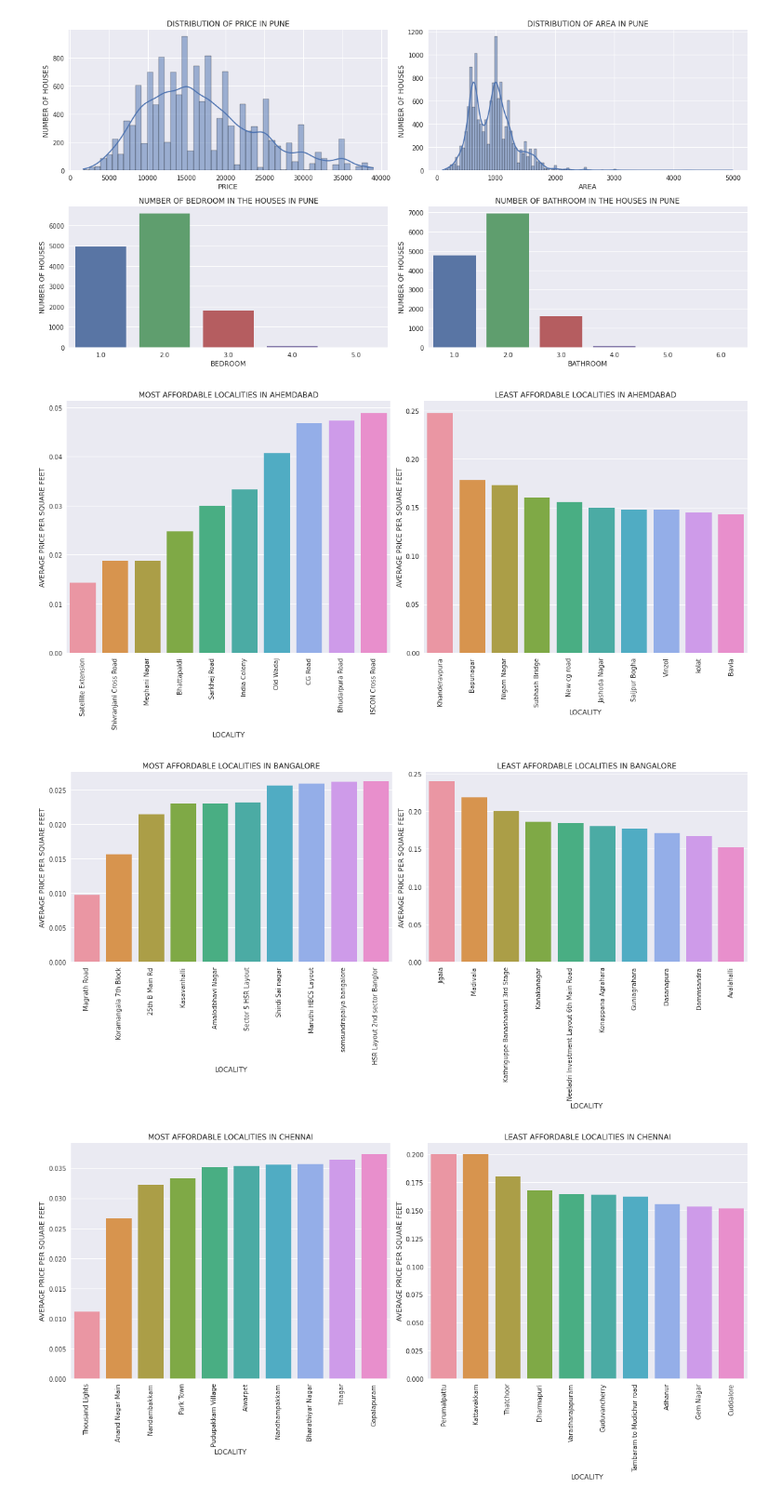
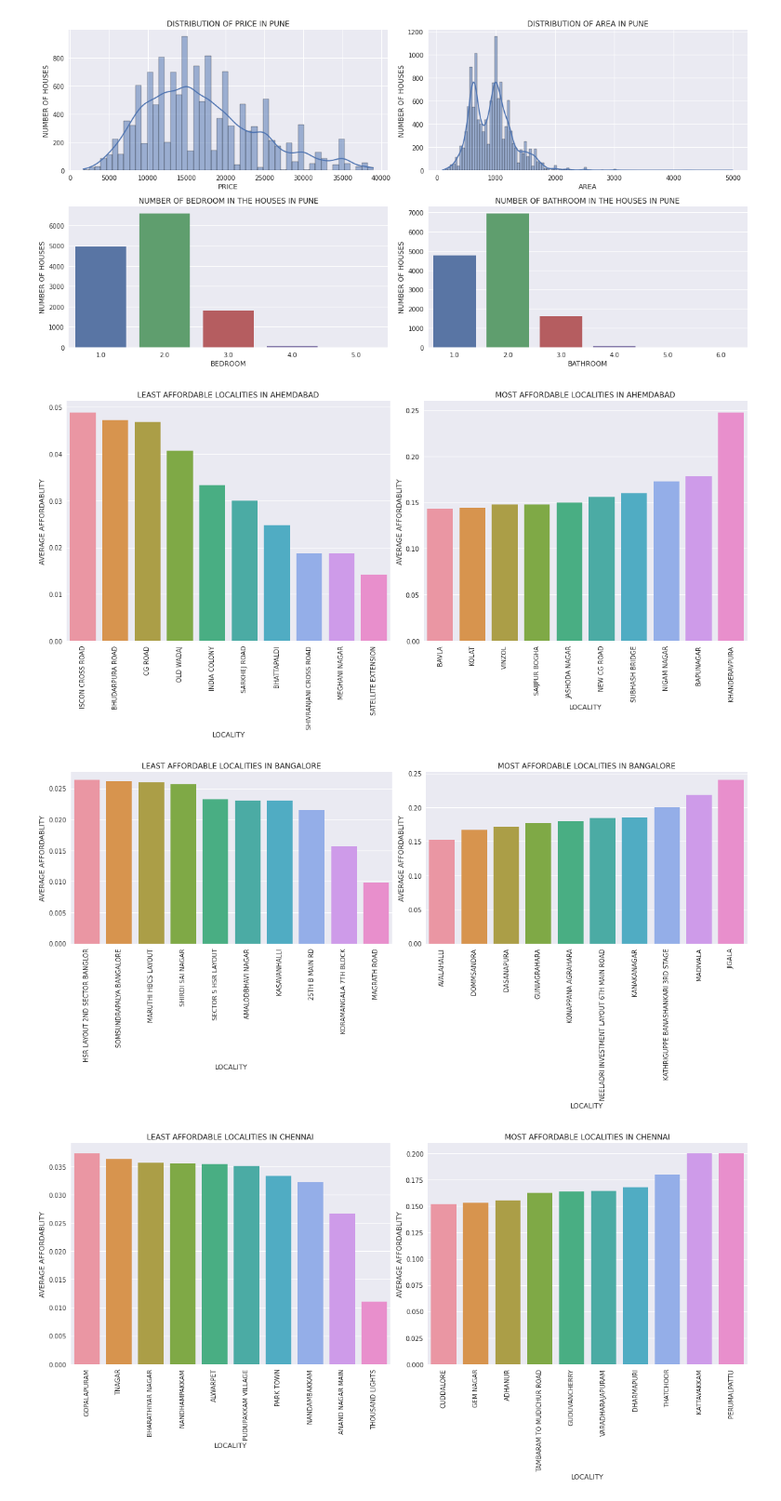
Before and after one commit to aayush1036/housing-rent-prediction, a Jupyter notebook: eda.ipynb, the cells around one changed output. Shown at 93% size. Cells and saved outputs as stored; diff of their text form; code cells hidden in the pictures.

Commit message:
Improve affordability plots

```diff
--- a/eda.ipynb
+++ b/eda.ipynb
@@ -56,6 +56,7 @@ for city, df in df_dict.items():
     df.columns = cols
     df['CITY'] = city
     df['AFFORDABILITY'] = df['AREA']/df['PRICE']
+    df['LOCALITY'] = df['LOCALITY'].str.upper()
 # %%
 combined = pd.concat(df_list)
 # %%
@@ -155,26 +156,26 @@ for city, df in df_dict.items():
 [figure]
 # %%
 for city, df in df_dict.items():
-    affordable = df.groupby(by=['LOCALITY'])['AFFORDABILITY'].mean() #calculate the mean price for each area
-    most_affordable = affordable.sort_values(ascending=True)[:10] #sort them in ascending order for most affordable
-    least_affordable = affordable.sort_values(ascending=False)[:10] #sort them in descending order for least affordable
-    fig, ax = plt.subplots(figsize=MULTICOL_FIGSIZE,nrows=1,ncols=2) #create a figure of 1 row and 2 cols
-    sns.barplot(x=most_affordable.index, y=most_affordable,ax=ax[0]) #plot the most affordable areas on 1st column
-    ax[0].set_title(f'MOST AFFORDABLE LOCALITIES IN {city}') #set the title
-    ax[0].set_xlabel('LOCALITY') #set the xlabel
-    ax[0].set_ylabel('AVERAGE PRICE PER SQUARE FEET') #set the ylabel
+    affordable = df.groupby(by=['LOCALITY'])['AFFORDABILITY'].mean() #calculate mean area for each locality
+    most_affordable = affordable.sort_values(ascending=False)[:10] #sort in ascending order for most spacious
+    least_affordable = affordable.sort_values(ascending=True)[:10] #sort in descending order for least spacious
+    fig, ax = plt.subplots(figsize=MULTICOL_FIGSIZE,nrows=1,ncols=2) #create figure with 1 row and 2 cols
+    sns.barplot(x=least_affordable.index, y=least_affordable, ax=ax[0], order=least_affordable.index[::-1]) #plot least spacious on 1st col
+    ax[0].set_title(f'LEAST AFFORDABLE LOCALITIES IN {city}') #set title
+    ax[0].set_xlabel('LOCALITY') #set xlabel
+    ax[0].set_ylabel('AVERAGE AFFORDABLITY') #set ylabel
     ax[0].tick_params(axis='x',labelrotation=90) #rotate the labels on x axis by 90 degrees for readibility
-    sns.barplot(x=least_affordable.index, y=least_affordable, ax=ax[1]) #plot the least affordable areas on 2nd column
-    ax[1].set_title(f'LEAST AFFORDABLE LOCALITIES IN {city}') #set the title
-    ax[1].set_xlabel('LOCALITY') #set the xlabel
-    ax[1].set_ylabel('AVERAGE PRICE PER SQUARE FEET') #set the ylabel
+    sns.barplot(x=most_affordable.index, y=most_affordable,ax=ax[1],order=most_affordable.index[::-1])#plot least affordable localities in 2nd column
+    ax[1].set_title(f'MOST AFFORDABLE LOCALITIES IN {city}')
+    ax[1].set_xlabel('LOCALITY') #set xlabel
+    ax[1].set_ylabel('AVERAGE AFFORDABLITY') #set ylabel
     ax[1].tick_params(axis='x',labelrotation=90) #rotate the labels on x axis by 90 degrees for readibility
-    plt.tight_layout() #tight layout to prevent overlapping
+    plt.tight_layout() #apply tight layout for no overlap
     if not os.path.exists(AFFORDABILITY_PLOT_DESTINATION): #check if the path exists
         os.makedirs(AFFORDABILITY_PLOT_DESTINATION) #if not, make the path
     plt.savefig(os.path.join(AFFORDABILITY_PLOT_DESTINATION, f'{city}.png')) #save the figure
     plt.show() #show the figure
 # %% [output]
-[figure, old version]
+[figure, new version]
-[figure, old version]
+[figure, new version]
-[figure, old version]
+[figure, new version]
```
Also changed, not shown: parts of 2 cells of this notebook, 10 other files.
